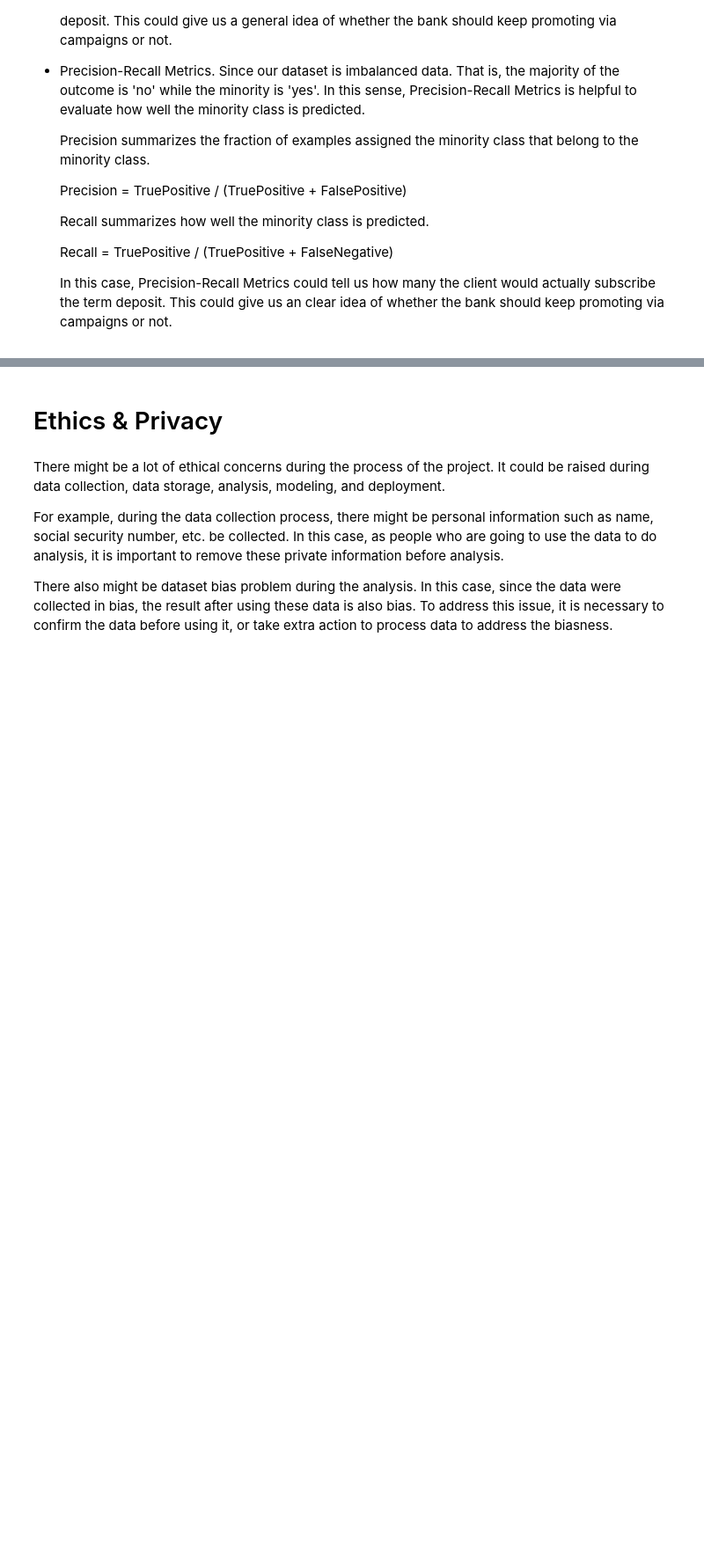
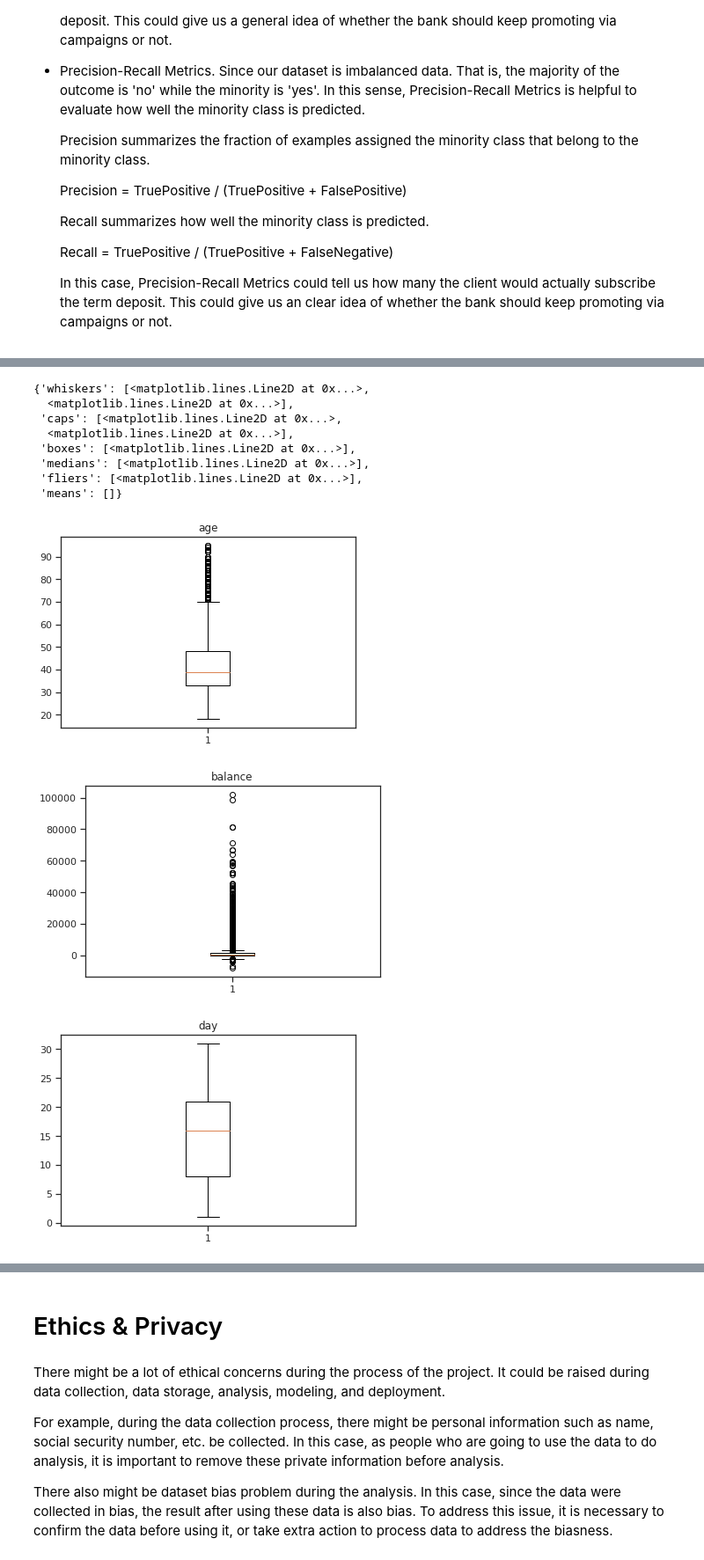
Before and after one commit to COGS118A/Group044-Sp22, a Jupyter notebook: Checkpoint_group044.ipynb, the cells around one changed output, grey strips where cells are left out. Shown at 88% size. Saved outputs shown, nothing was run; the diff lists cells and outputs as text; code cells hidden in the pictures; blank space fills up the shorter version.

```diff
--- a/Checkpoint_group044.ipynb
+++ b/Checkpoint_group044.ipynb
@@ -95,0 +209,28 @@ Examples would include:
+# %%
+fig1, ax1 = plt.subplots()
+ax1.set_title('age')
+ax1.boxplot(df[['age']])
+fig2, ax2 = plt.subplots()
+ax2.set_title('balance')
+ax2.boxplot(df[['balance']])
+fig3, ax3 = plt.subplots()
+ax3.set_title('day')
+ax3.boxplot(df[['day']])
+fig4, ax4 = plt.subplots()
+ax4.set_title('campaign')
+ax4.boxplot(df[['campaign']])
+fig5, ax5 = plt.subplots()
+ax5.set_title('previous')
+ax5.boxplot(df[['previous']])
+# %% [output]
+{'whiskers': [<matplotlib.lines.Line2D at 0x...>,
+  <matplotlib.lines.Line2D at 0x...>],
+ 'caps': [<matplotlib.lines.Line2D at 0x...>,
+  <matplotlib.lines.Line2D at 0x...>],
+ 'boxes': [<matplotlib.lines.Line2D at 0x...>],
+ 'medians': [<matplotlib.lines.Line2D at 0x...>],
+ 'fliers': [<matplotlib.lines.Line2D at 0x...>],
+ 'means': []}
+[figure, added]
+[figure, added]
+[figure, added]
```
Also changed, not shown: parts of 40 cells of this notebook.
